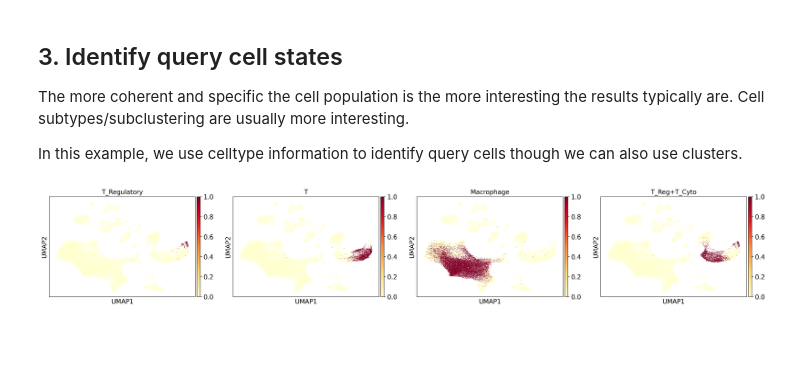
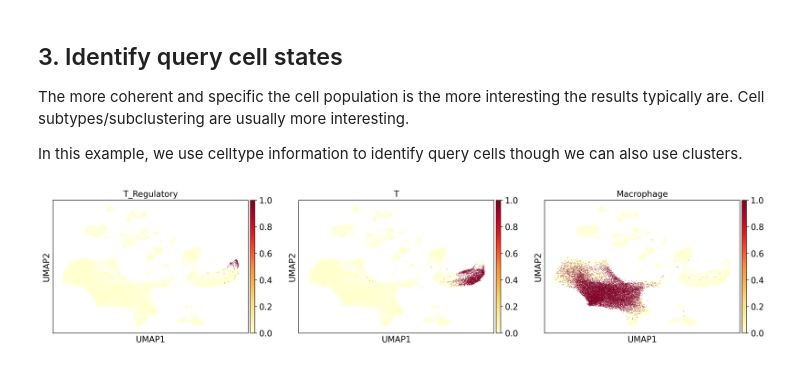
Before and after one commit to Genentech/scimilarity, a Jupyter notebook: docs/notebooks/cell_search_tutorial_3.ipynb, the cells around one changed output. Drawn from its saved outputs; the diff is of its cells as text; code cells hidden in the pictures; blank space fills up the shorter version.

```diff
--- a/docs/notebooks/cell_search_tutorial_3.ipynb
+++ b/docs/notebooks/cell_search_tutorial_3.ipynb
@@ -40,8 +37,7 @@ from scimilarity import CellQuery
 # %%
 # Instantiate the CellQuery object.
 # Replace model_path with your local file path.
-from scimilarity import ModelPath
-model_path = ModelPath.model_paper
+model_path = '/models/model_v1'
 cq = CellQuery(model_path)
 # %% [markdown]
 ### Load scRNA-seq data
@@ -51,7 +47,7 @@ cq = CellQuery(model_path)
 # %%
 # Load the tutorial data.
 # Replace data_path with your local file path.
-data_path = '../data/GSE136831_subsample.h5ad'
+data_path = '/data/GSE136831_subsample.h5ad'
 adams = sc.read(data_path)
 # %%
 adams = align_dataset(adams, cq.gene_order)
@@ -83,10 +79,7 @@ adams.obs['t_query'] = cells_used_in_query.astype(int)
 # %%
 cells_used_in_query = adams.obs['celltype_raw'] == 'Macrophage'
 adams.obs['macrophage_query'] = cells_used_in_query.astype(int)
-# %%
-cells_used_in_query = (adams.obs['celltype_raw'] == 'T_Regulatory') | (adams.obs['celltype_raw'] == 'T_Cytotoxic')
-adams.obs['treg_tcyto_query'] = cells_used_in_query.astype(int)
 # %%
-sc.pl.umap(adams, color=['treg_query', 't_query', 'macrophage_query', 'treg_tcyto_query'], title=['T_Regulatory', 'T', 'Macrophage', 'T_Reg+T_Cyto'], cmap='YlOrRd')
+sc.pl.umap(adams, color=['treg_query', 't_query', 'macrophage_query'], title=['T_Regulatory', 'T', 'Macrophage'], cmap='YlOrRd')
 # %% [output]
-[figure, old version]
+[figure, new version]
```
Also changed, not shown: parts of 15 cells of this notebook, 1 other file.
